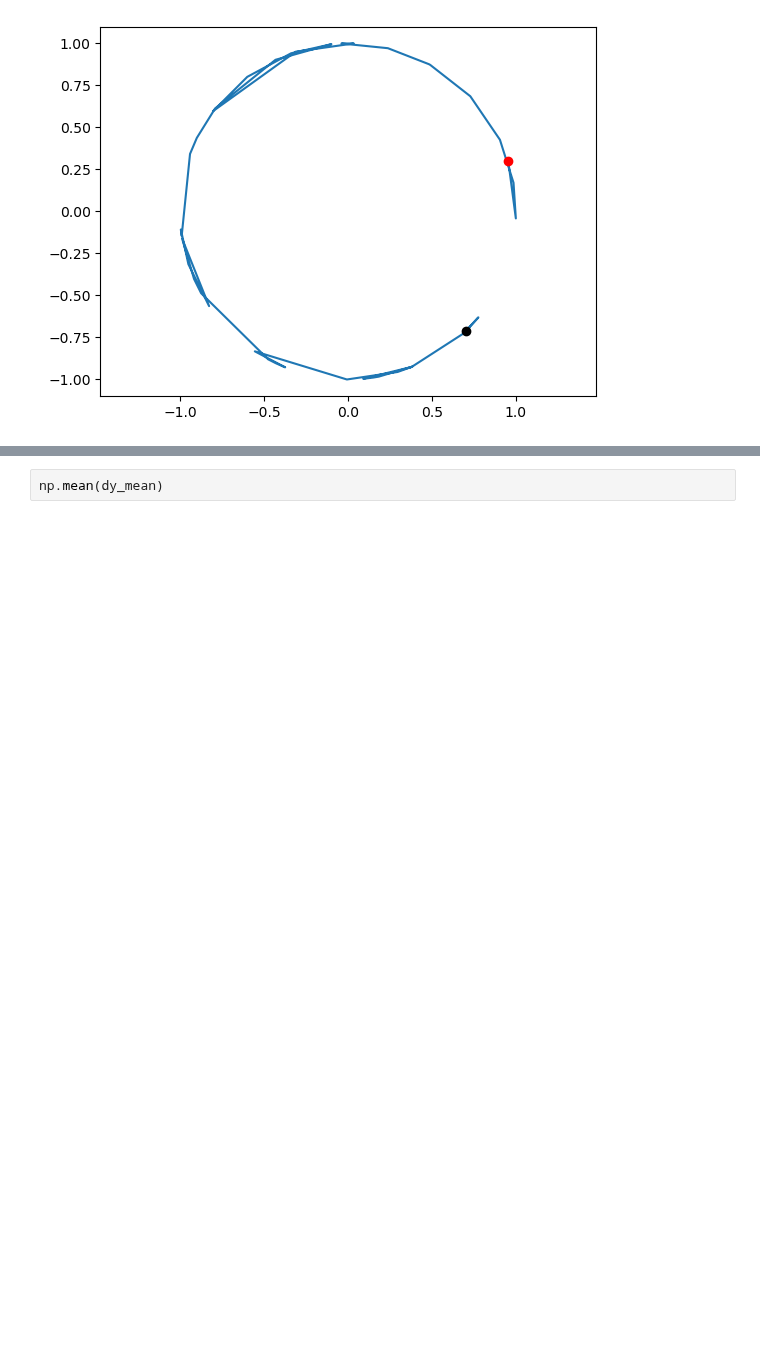
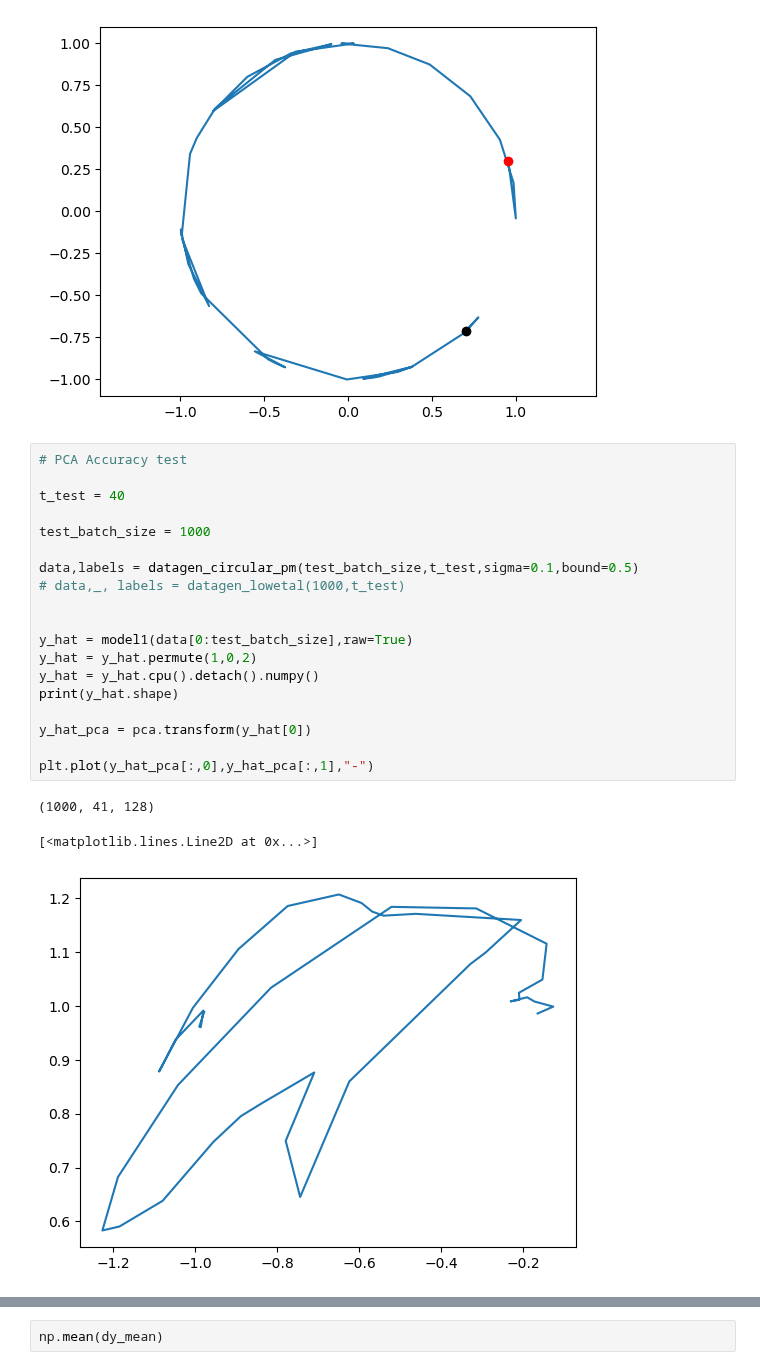
Before and after one commit to bioAI-Oslo/RNN-Adding-Problem-Representations, a Jupyter notebook: notebooks/regularized.ipynb, the cells around one changed output, grey strips where cells are left out. Cells and saved outputs as stored; diff of their text form; blank space fills up the shorter version.

```diff
--- a/notebooks/regularized.ipynb
+++ b/notebooks/regularized.ipynb
@@ -320,6 +376,29 @@ plt.axis("equal")
  -1.099950823187828,
  1.0993737906217576)
 [figure]
+# %%
+# PCA Accuracy test
+
+t_test = 40
+
+test_batch_size = 1000
+
+data,labels = datagen_circular_pm(test_batch_size,t_test,sigma=0.1,bound=0.5)
+# data,_, labels = datagen_lowetal(1000,t_test)
+
+
+y_hat = model1(data[0:test_batch_size],raw=True)
+y_hat = y_hat.permute(1,0,2)
+y_hat = y_hat.cpu().detach().numpy()
+print(y_hat.shape)
+
+y_hat_pca = pca.transform(y_hat[0])
+
+plt.plot(y_hat_pca[:,0],y_hat_pca[:,1],"-")
+# %% [output]
+(1000, 41, 128)
+[<matplotlib.lines.Line2D at 0x...>]
+[figure, added]
 # %%
 # Accuracy test, note we cannot find negative angles, such that we have to trust that the model has the right sign
 
```
Also changed, not shown: parts of 13 cells of this notebook, 1 other file.
